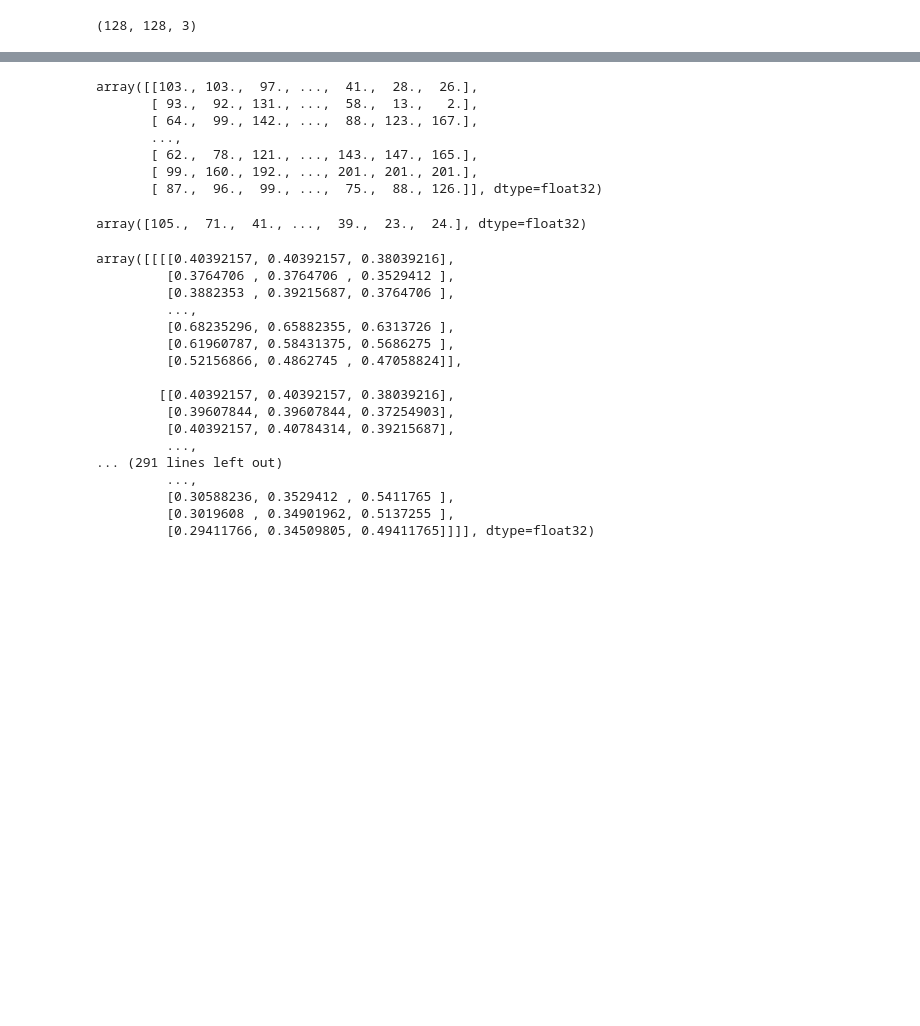
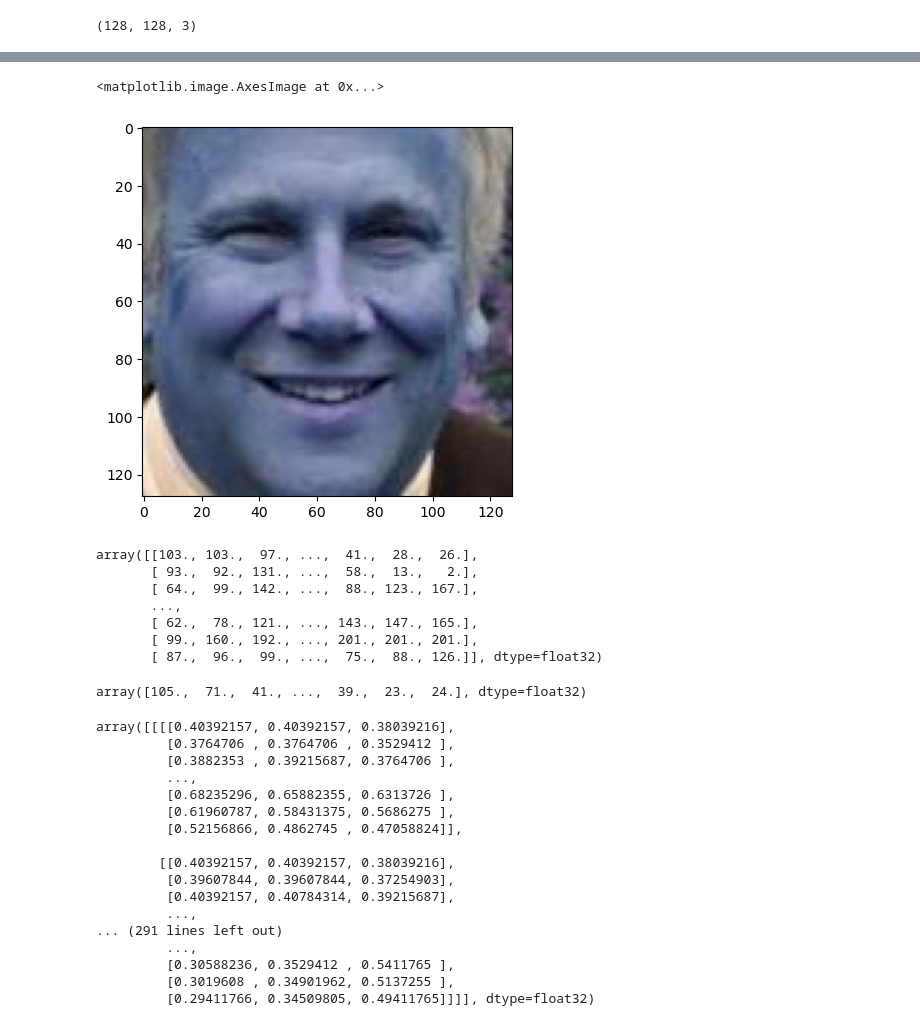
Before and after one commit to shekharbiswas/Multi-CNN, a Jupyter notebook: test.ipynb, the cells around one changed output, grey strips where cells are left out. Saved outputs shown, nothing was run; the diff lists cells and outputs as text; code cells hidden in the pictures; blank space fills up the shorter version.

```diff
--- a/test.ipynb
+++ b/test.ipynb
@@ -95,0 +100,3 @@ img.show()
+# %%
+train_data = train_data.reshape(train_data.shape[0],*image_shape)
+train_data[0]
@@ -96,3 +121,13 @@ img.show()
+# %%
+# how to check train / test data
+
+cv2.imwrite('color_img.jpg', train_data[0])
+img = cv2.imread("color_img.jpg")
+
+plt.imshow(img)
+# %% [output]
+<matplotlib.image.AxesImage at 0x...>
+[figure, added]
 # %%
 train_data
 # %% [output]
```
Also changed, not shown: parts of 7 cells of this notebook, 1 other file.
